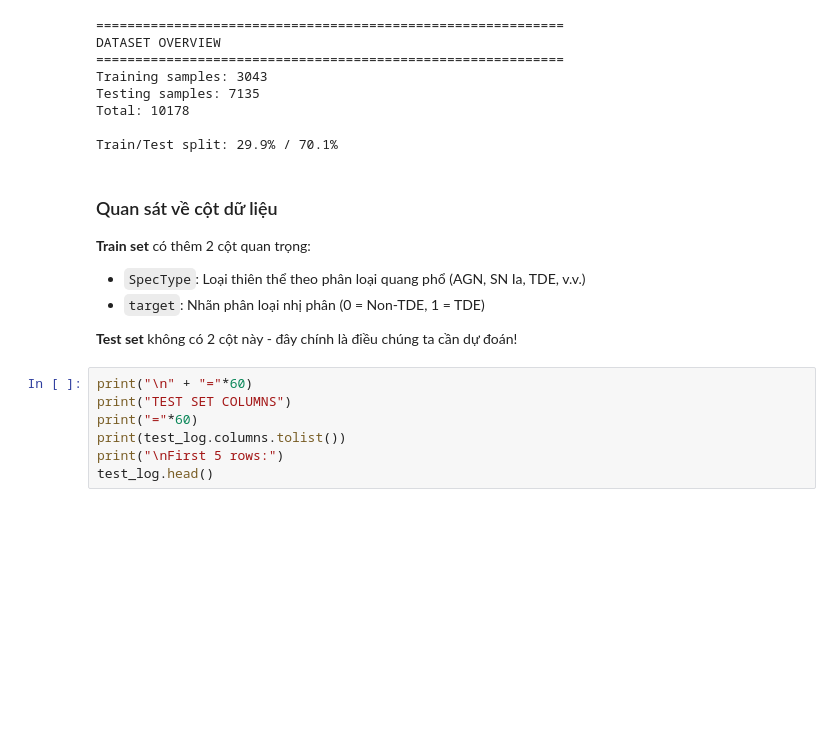
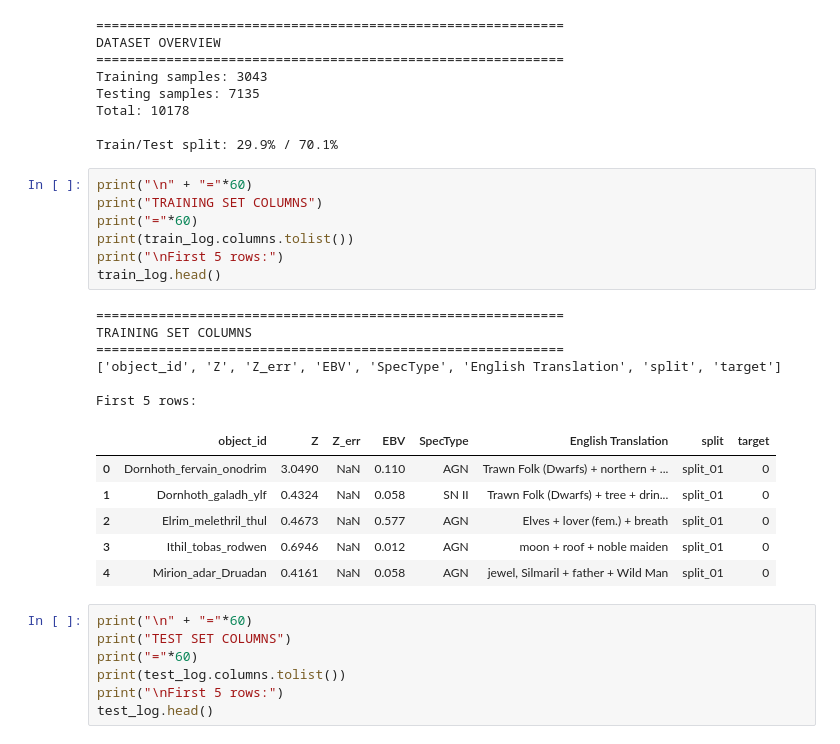
Before and after one commit to TNoLisme/Machine-Learning, a Jupyter notebook: data_exploration.ipynb, the cells around one changed output. Drawn from its saved outputs; the diff is of its cells as text; blank space fills up the shorter version.

```diff
--- a/data_exploration.ipynb
+++ b/data_exploration.ipynb
@@ -49,14 +47,26 @@ Testing samples: 7135
 Total: 10178
 
 Train/Test split: 29.9% / 70.1%
-# %% [markdown]
-### Quan sát về cột dữ liệu
-
-**Train set** có thêm 2 cột quan trọng:
-- `SpecType`: Loại thiên thể theo phân loại quang phổ (AGN, SN Ia, TDE, v.v.)
-- `target`: Nhãn phân loại nhị phân (0 = Non-TDE, 1 = TDE)
-
-**Test set** không có 2 cột này - đây chính là điều chúng ta cần dự đoán!
+# %%
+print("\n" + "="*60)
+print("TRAINING SET COLUMNS")
+print("="*60)
+print(train_log.columns.tolist())
+print("\nFirst 5 rows:")
+train_log.head()
+# %% [output]
+============================================================
+TRAINING SET COLUMNS
+============================================================
+['object_id', 'Z', 'Z_err', 'EBV', 'SpecType', 'English Translation', 'split', 'target']
+
+First 5 rows:
+|  | object_id | Z | Z_err | EBV | SpecType | English Translation | split | target |
+| 0 | Dornhoth_fervain_onodrim | 3.0490 | NaN | 0.110 | AGN | Trawn Folk (Dwarfs) + northern + ... | split_01 | 0 |
+| 1 | Dornhoth_galadh_ylf | 0.4324 | NaN | 0.058 | SN II | Trawn Folk (Dwarfs) + tree + drin... | split_01 | 0 |
+| 2 | Elrim_melethril_thul | 0.4673 | NaN | 0.577 | AGN | Elves + lover (fem.) + breath | split_01 | 0 |
+| 3 | Ithil_tobas_rodwen | 0.6946 | NaN | 0.012 | AGN | moon + roof + noble maiden | split_01 | 0 |
+| 4 | Mirion_adar_Druadan | 0.4161 | NaN | 0.058 | AGN | jewel, Silmaril + father + Wild Man | split_01 | 0 |
 # %%
 print("\n" + "="*60)
 print("TEST SET COLUMNS")
```
Also changed, not shown: parts of 19 cells of this notebook, 5 other files.
